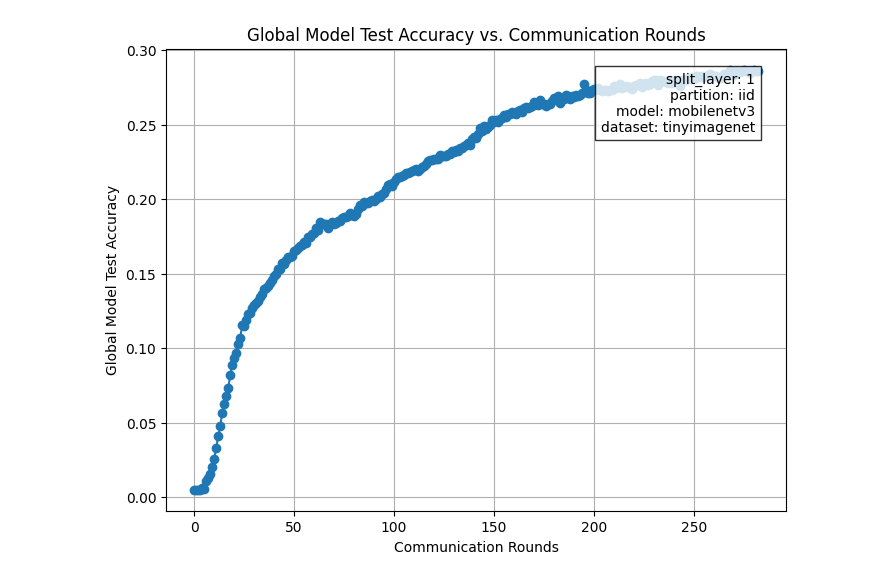
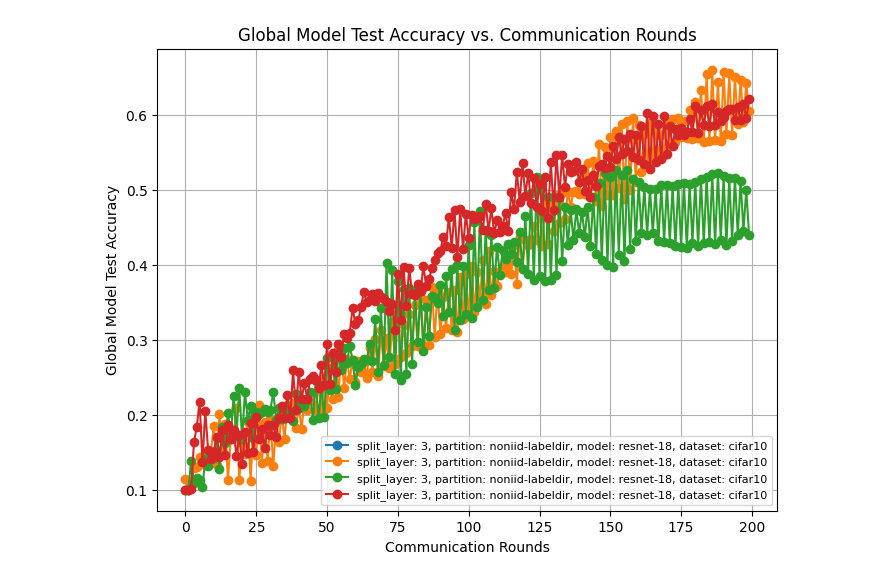
Before and after one commit to justindachille/Split-Consistency, a Jupyter notebook: analyze_logs.ipynb, the cells around one changed output. Cells and saved outputs as stored; diff of their text form; code cells hidden in the pictures.

Commit message:
Updated log graphing file and LaTeX table generation

```diff
--- a/analyze_logs.ipynb
+++ b/analyze_logs.ipynb
@@ -55,5 +78,19 @@ generate_graph(LOG_FILE)
-# %%
-LOG_FILE = 'experiment_log-alg=sflv1_partition=iid_lr=0.001_epochs=5_num_users=100_beta=0.01_batch_size=64_opt=adam_dataset=tinyimagenet_2024-04-18-1427-39.log'
-generate_graph(LOG_FILE)
-# %% [output]
-[figure, removed]
+# %%
+# Directory containing the log files
+log_directory = "./logs/"
+
+# Parse all log files and store the data
+log_data = parse_logs(log_directory)
+# %%
+hyperparameter_filters = {
+    "alg": "sflv1",
+    "partition": "noniid-labeldir",
+    "dataset": 'cifar10',
+    'split_layer': "3",
+    "comm_round": "200",
+}
+
+filtered_logs = filter_logs(log_data, hyperparameter_filters)
+generate_graph(filtered_logs)
+# %% [output]
+[figure, added]
```
Also changed, not shown: parts of 4 cells of this notebook, 1 other file.
